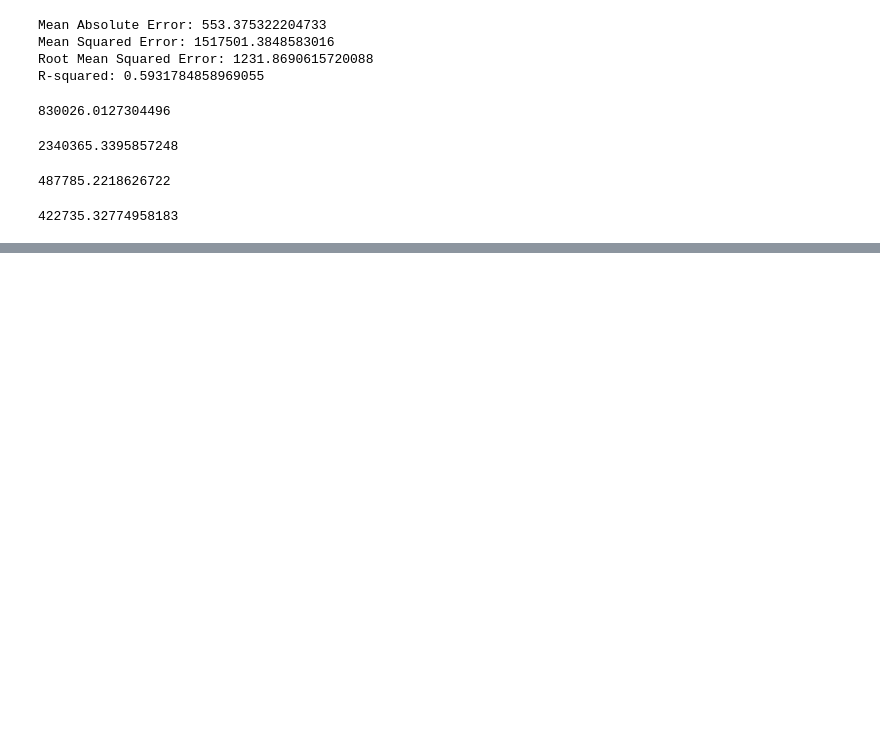
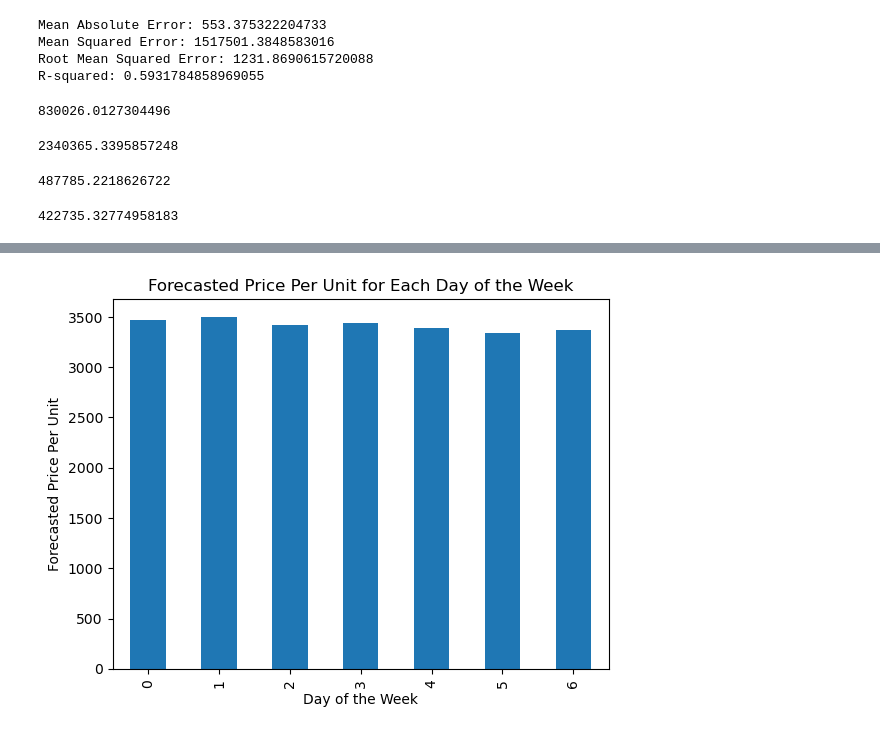
Before and after one commit to Hounder23/LHL-CAPSTONE, a Jupyter notebook: IPYNB NoteBooks/ModelBuilding.ipynb, the cells around one changed output, grey strips where cells are left out. Cells and saved outputs as stored; diff of their text form; code cells hidden in the pictures; blank space fills up the shorter version.

Commit message:
Updated some modelling to improve R^2

```diff
--- a/IPYNB NoteBooks/ModelBuilding.ipynb
+++ b/IPYNB NoteBooks/ModelBuilding.ipynb
@@ -698,0 +784,7 @@ mse
+# %%
+# We will build the linear regression model for the vitality tincture market data using the engineered features using statsmodels
+X = vitality_tincture_market[["quantity", "totalPrice", "hq", "day_of_week", "month", "year", "hour"]]
+X = sm.add_constant(X)
+y = vitality_tincture_market["pricePerUnit"]
+model = sm.OLS(y, X).fit()
+model.summary()
@@ -698,0 +819,7 @@ mse
+# %%
+# We will build the linear regression model for the dexterity tincture market data using the engineered features using statsmodels
+X = dexterity_tincture_market[["quantity", "totalPrice", "hq", "day_of_week", "month", "year", "hour"]]
+X = sm.add_constant(X)
+y = dexterity_tincture_market["pricePerUnit"]
+model = sm.OLS(y, X).fit()
+model.summary()
@@ -698,0 +854,7 @@ mse
+# %%
+# We will build the linear regression model for the intelligence tincture market data using the engineered features using statsmodels
+X = intelligence_tincture_market[["quantity", "totalPrice", "hq", "day_of_week", "month", "year", "hour"]]
+X = sm.add_constant(X)
+y = intelligence_tincture_market["pricePerUnit"]
+model = sm.OLS(y, X).fit()
+model.summary()
@@ -698,0 +889,22 @@ mse
+# %%
+# lets plot the model to forecast the pricePerUnit on any given day of the week to maximaize profits
+# We will plot the forecasted pricePerUnit for each day of the week
+# We will use the linear regression model to forecast the pricePerUnit
+# We will use the quantity, totalPrice, hq, day_of_week, month, year, and hour as the features
+# We will use the pricePerUnit as the target variable
+# We will use the statsmodels library to perform the regression analysis
+
+# We will plot the forecasted pricePerUnit for each day of the week for the strength tincture market data
+X = strength_tincture_market[["quantity", "totalPrice", "hq", "day_of_week", "month", "year", "hour"]]
+X = sm.add_constant(X)
+y = strength_tincture_market["pricePerUnit"]
+model = sm.OLS(y, X).fit()
+forecast = model.predict(X)
+strength_tincture_market["forecast"] = forecast
+strength_tincture_market.groupby("day_of_week")["forecast"].mean().plot(kind = "bar")
+plt.xlabel("Day of the Week")
+plt.ylabel("Forecasted Price Per Unit")
+plt.title("Forecasted Price Per Unit for Each Day of the Week")
+plt.show()
+# %% [output]
+[figure, added]
```
Also changed, not shown: parts of 15 cells of this notebook.
